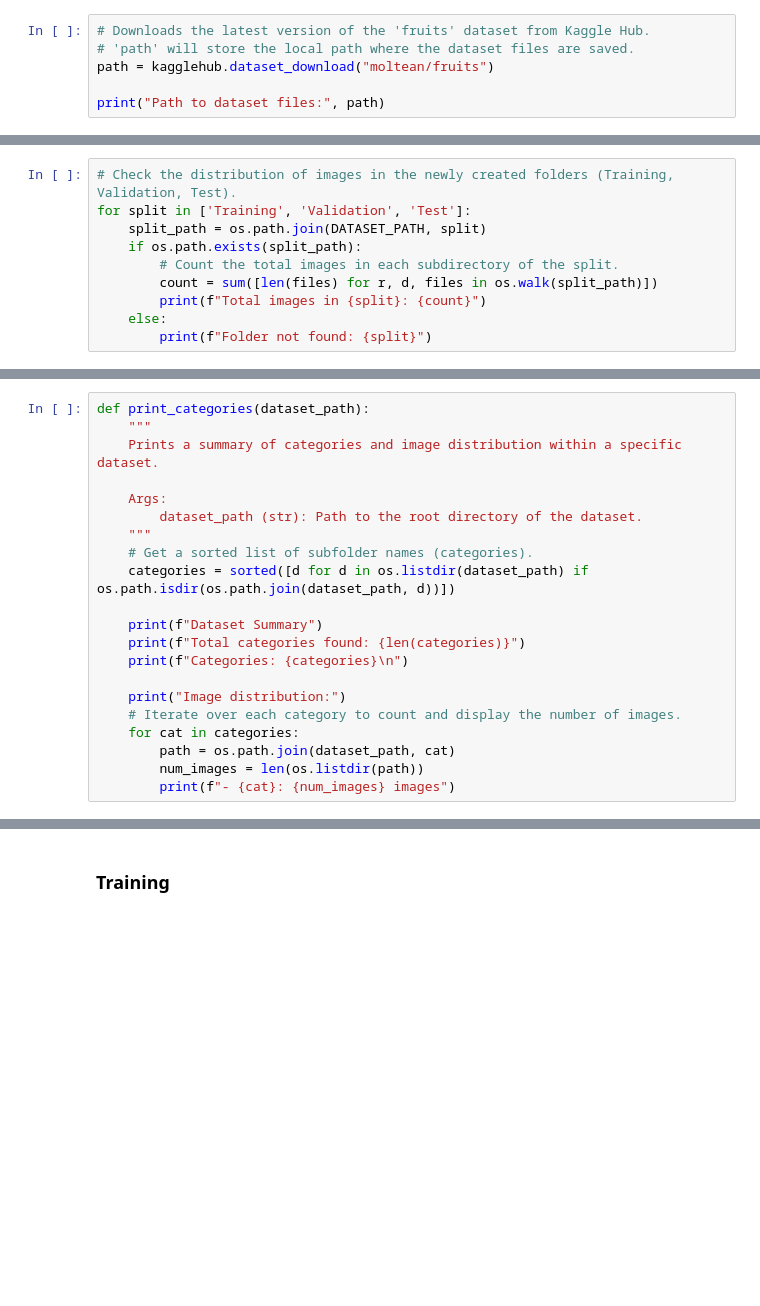
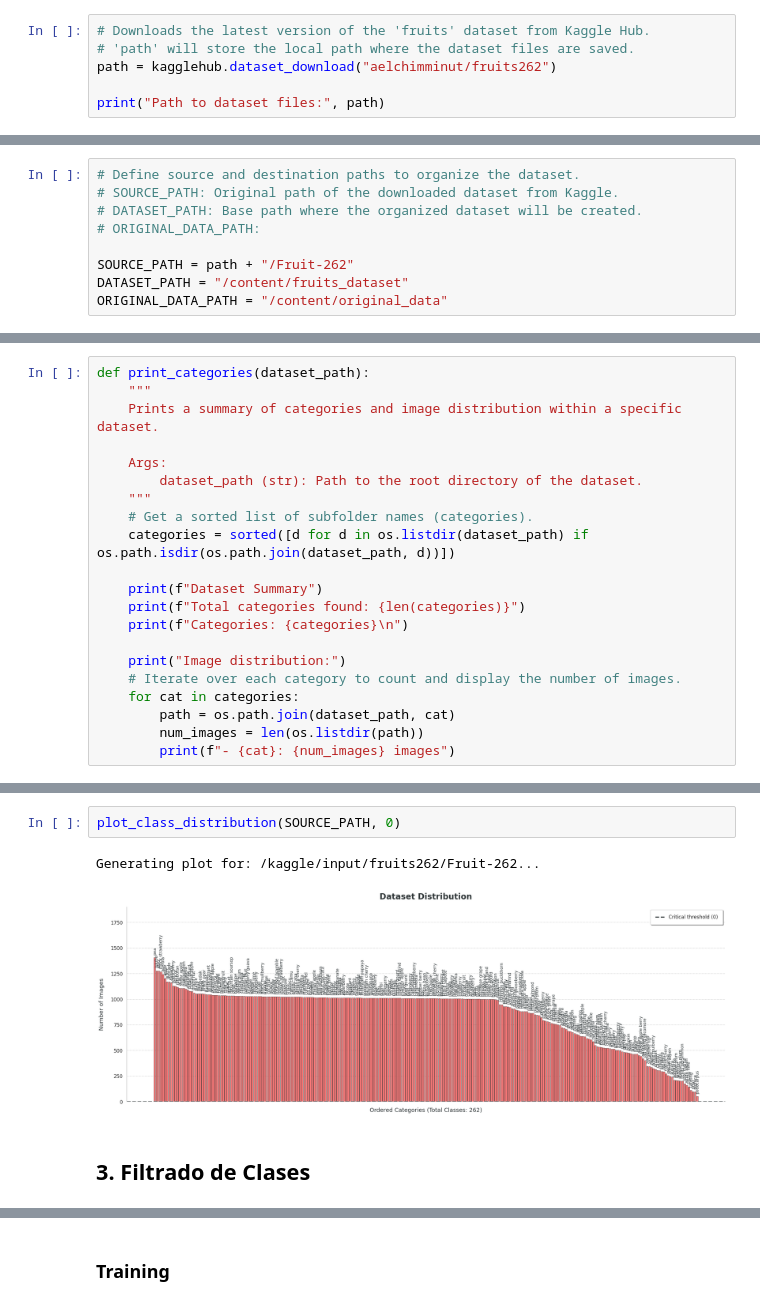
Before and after one commit to BenjaminArauz/classification-fruits, a Jupyter notebook: preprocessing_data.ipynb, the cells around one changed output, grey strips where cells are left out. Cells and saved outputs as stored; diff of their text form; blank space fills up the shorter version.

Commit message:
fix: preprocessing the new data

```diff
--- a/preprocessing_data.ipynb
+++ b/preprocessing_data.ipynb
@@ -10,7 +10,7 @@ import random
 # %%
 # Downloads the latest version of the 'fruits' dataset from Kaggle Hub.
 # 'path' will store the local path where the dataset files are saved.
-path = kagglehub.dataset_download("moltean/fruits")
+path = kagglehub.dataset_download("aelchimminut/fruits262")
 
 print("Path to dataset files:", path)
 # %% [output]
@@ -119,10 +18,0 @@ Organization complete! Your clean dataset is ready at: /content/fruits_dataset
-# %%
-# Check the distribution of images in the newly created folders (Training, Validation, Test).
-for split in ['Training', 'Validation', 'Test']:
-    split_path = os.path.join(DATASET_PATH, split)
-    if os.path.exists(split_path):
-        # Count the total images in each subdirectory of the split.
-        count = sum([len(files) for r, d, files in os.walk(split_path)])
-        print(f"Total images in {split}: {count}")
-    else:
-        print(f"Folder not found: {split}")
@@ -132,0 +19,9 @@ Total images in Test: 45724
+# %%
+# Define source and destination paths to organize the dataset.
+# SOURCE_PATH: Original path of the downloaded dataset from Kaggle.
+# DATASET_PATH: Base path where the organized dataset will be created.
+# ORIGINAL_DATA_PATH:
+
+SOURCE_PATH = path + "/Fruit-262"
+DATASET_PATH = "/content/fruits_dataset"
+ORIGINAL_DATA_PATH = "/content/original_data"
@@ -153,0 +196,7 @@ def print_categories(dataset_path):
+# %%
+plot_class_distribution(SOURCE_PATH, 0)
+# %% [output]
+Generating plot for: /kaggle/input/fruits262/Fruit-262...
+[figure, added]
+# %% [markdown]
+## 3. Filtrado de Clases
```
Also changed, not shown: parts of 51 cells of this notebook.
